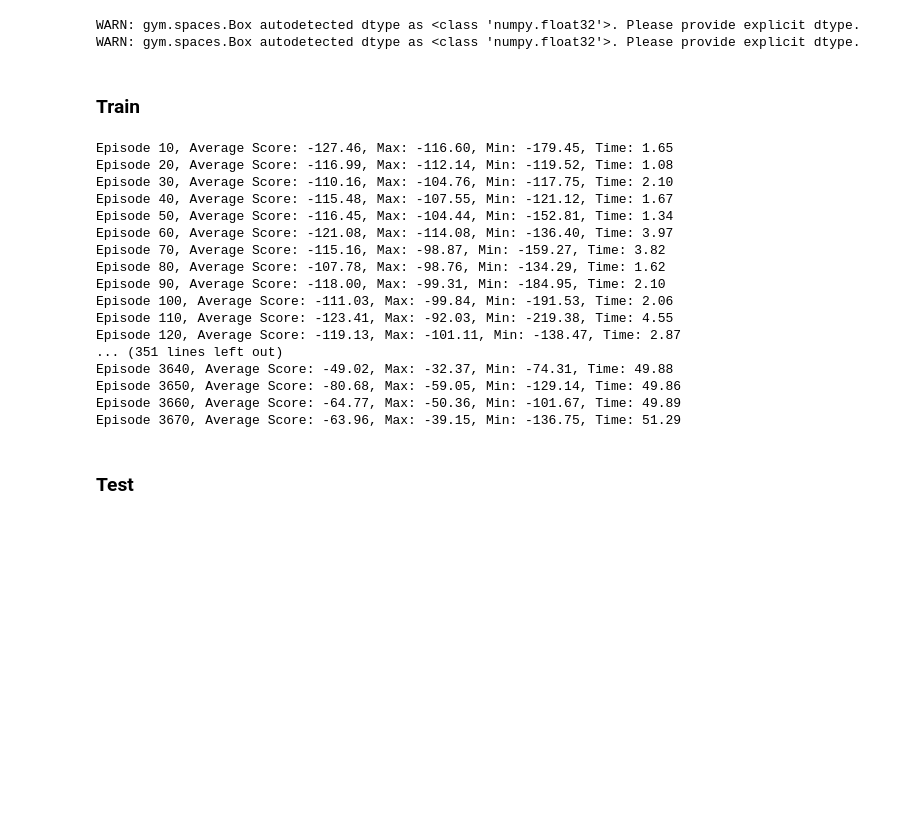
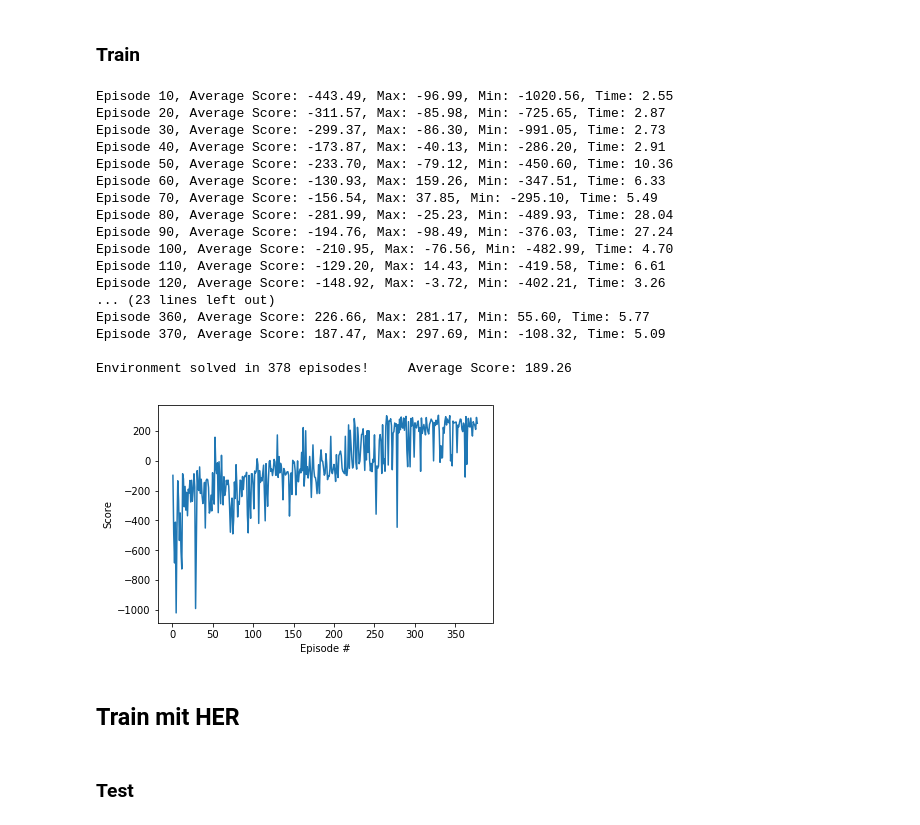
Before and after one commit to tobiassteidle/Reinforcement-Learning, a Jupyter notebook: OpenAI/BipedalWalker-v2/BipedalWalker-v2.ipynb, the cells around one changed output. Drawn from its saved outputs; the diff is of its cells as text; code cells hidden in the pictures; blank space fills up the shorter version.

Commit message:
feat: added trained models

```diff
--- a/OpenAI/BipedalWalker-v2/BipedalWalker-v2.ipynb
+++ b/OpenAI/BipedalWalker-v2/BipedalWalker-v2.ipynb
@@ -12,16 +12,18 @@ import matplotlib.pyplot as plt
 %matplotlib inline
 # %%
 #env_name = 'BipedalWalker-v2'
-env_name = 'BipedalWalkerHardcore-v2'
+#env_name = 'BipedalWalkerHardcore-v2'
+env_name = 'LunarLanderContinuous-v2'
 random_seed = 0
 save_every = 500            # safe trained models after interval
 print_every = 10
 directory = "./preTrained/" # save trained models
 filename = "TD3_{}_{}".format(env_name, random_seed)
+continue_training = False
 
 # Hyperparameters
-max_episodes = 20000         # max num of episodes
-max_timesteps = 1000000      # max timesteps in one episode
+max_episodes = 20000        # max num of episodes
+max_timesteps = 1500        # max timesteps in one episode
 
 gamma = 0.99                # discount for future rewards
 batch_size = 100            # num of transitions sampled from replay buffer
@@ -39,28 +41,31 @@ max_action = float(env.action_space.high[0])
 env.seed(random_seed)
 torch.manual_seed(random_seed)
 np.random.seed(random_seed)
-# %% [output]
-WARN: gym.spaces.Box autodetected dtype as <class 'numpy.float32'>. Please provide explicit dtype.
-WARN: gym.spaces.Box autodetected dtype as <class 'numpy.float32'>. Please provide explicit dtype.
 # %% [markdown]
 ### Train
 # %%
 def train():
     policy = TD3(state_dim, action_dim, max_action)
+
+    if continue_training:
+        policy.load(directory, filename)
+
     replay_buffer = ReplayBuffer()
 
     scores = []
     avg_reward = 0
     episode_rewards = []
 
+    ep_rewards_deque = deque(maxlen=100)
+
     for i_episode in range(1, max_episodes+1):
         state = env.reset()
 
         ep_reward = 0
 
+        timestep = time.time()
+
         for t in range(max_timesteps):
-            timestep = time.time()
-
             # select action and add exploration noise:
             action = policy.select_action(state)
             action = action + np.random.normal(0, exploration_noise, size=env.action_space.shape[0])
@@ -79,52 +84,57 @@ def train():
                 break
 
         episode_rewards.append(ep_reward)
+        ep_rewards_deque.append(ep_reward)
+        avg_rewards = (avg_reward / print_every)
 
-        avg_rewards = (avg_reward / print_every)
-        if avg_rewards >= 320.0:
+        #if np.mean(ep_rewards_deque) >= 320.0:
+        if np.mean(ep_rewards_deque) >= 200.0:
             print('\nEnvironment solved in {:d} episodes!\tAverage Score: {:.2f}'.format(i_episode, avg_rewards))
             policy.save(directory, filename + '_solved')
             break
 
         if i_episode % print_every == 0:
             min_rewards = np.min(episode_rewards)
             max_rewards = np.max(episode_rewards)
             print('\rEpisode {}, Average Score: {:.2f}, Max: {:.2f}, Min: {:.2f}, Time: {:.2f}'\
                   .format(i_episode, avg_rewards, max_rewards, min_rewards, time.time() - timestep), end="\n")
 
             avg_reward = 0
             episode_rewards = []
 
         if i_episode % save_every == 0:
             policy.save(directory, filename)
 
         scores.append(ep_reward)
 
     return scores
 
 scores = train()
 
 fig = plt.figure()
 ax = fig.add_subplot(111)
 plt.plot(np.arange(1, len(scores)+1), scores)
 plt.ylabel('Score')
 plt.xlabel('Episode #')
 plt.show()
 # %% [output]
-Episode 10, Average Score: -127.46, Max: -116.60, Min: -179.45, Time: 1.65
-Episode 20, Average Score: -116.99, Max: -112.14, Min: -119.52, Time: 1.08
-Episode 30, Average Score: -110.16, Max: -104.76, Min: -117.75, Time: 2.10
-Episode 40, Average Score: -115.48, Max: -107.55, Min: -121.12, Time: 1.67
-Episode 50, Average Score: -116.45, Max: -104.44, Min: -152.81, Time: 1.34
-Episode 60, Average Score: -121.08, Max: -114.08, Min: -136.40, Time: 3.97
-Episode 70, Average Score: -115.16, Max: -98.87, Min: -159.27, Time: 3.82
-Episode 80, Average Score: -107.78, Max: -98.76, Min: -134.29, Time: 1.62
-Episode 90, Average Score: -118.00, Max: -99.31, Min: -184.95, Time: 2.10
-Episode 100, Average Score: -111.03, Max: -99.84, Min: -191.53, Time: 2.06
-Episode 110, Average Score: -123.41, Max: -92.03, Min: -219.38, Time: 4.55
-Episode 120, Average Score: -119.13, Max: -101.11, Min: -138.47, Time: 2.87
-... (351 lines left out)
-Episode 3640, Average Score: -49.02, Max: -32.37, Min: -74.31, Time: 49.88
-Episode 3650, Average Score: -80.68, Max: -59.05, Min: -129.14, Time: 49.86
-Episode 3660, Average Score: -64.77, Max: -50.36, Min: -101.67, Time: 49.89
-Episode 3670, Average Score: -63.96, Max: -39.15, Min: -136.75, Time: 51.29
+Episode 10, Average Score: -443.49, Max: -96.99, Min: -1020.56, Time: 2.55
+Episode 20, Average Score: -311.57, Max: -85.98, Min: -725.65, Time: 2.87
+Episode 30, Average Score: -299.37, Max: -86.30, Min: -991.05, Time: 2.73
+Episode 40, Average Score: -173.87, Max: -40.13, Min: -286.20, Time: 2.91
+Episode 50, Average Score: -233.70, Max: -79.12, Min: -450.60, Time: 10.36
+Episode 60, Average Score: -130.93, Max: 159.26, Min: -347.51, Time: 6.33
+Episode 70, Average Score: -156.54, Max: 37.85, Min: -295.10, Time: 5.49
+Episode 80, Average Score: -281.99, Max: -25.23, Min: -489.93, Time: 28.04
+Episode 90, Average Score: -194.76, Max: -98.49, Min: -376.03, Time: 27.24
+Episode 100, Average Score: -210.95, Max: -76.56, Min: -482.99, Time: 4.70
+Episode 110, Average Score: -129.20, Max: 14.43, Min: -419.58, Time: 6.61
+Episode 120, Average Score: -148.92, Max: -3.72, Min: -402.21, Time: 3.26
+... (23 lines left out)
+Episode 360, Average Score: 226.66, Max: 281.17, Min: 55.60, Time: 5.77
+Episode 370, Average Score: 187.47, Max: 297.69, Min: -108.32, Time: 5.09
+
+Environment solved in 378 episodes!     Average Score: 189.26
+[figure, added]
+# %% [markdown]
+## Train mit HER
```
Also changed, not shown: parts of 2 cells of this notebook, 31 other files.
